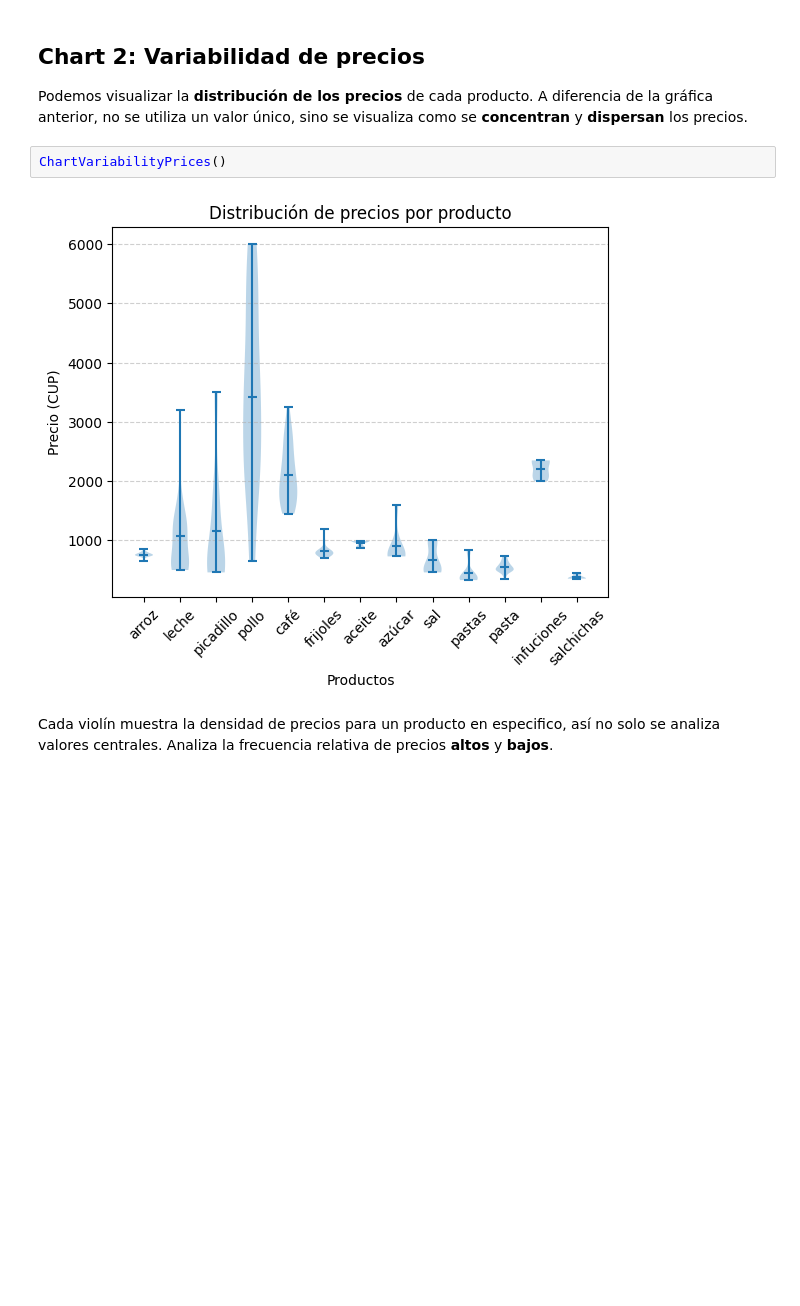
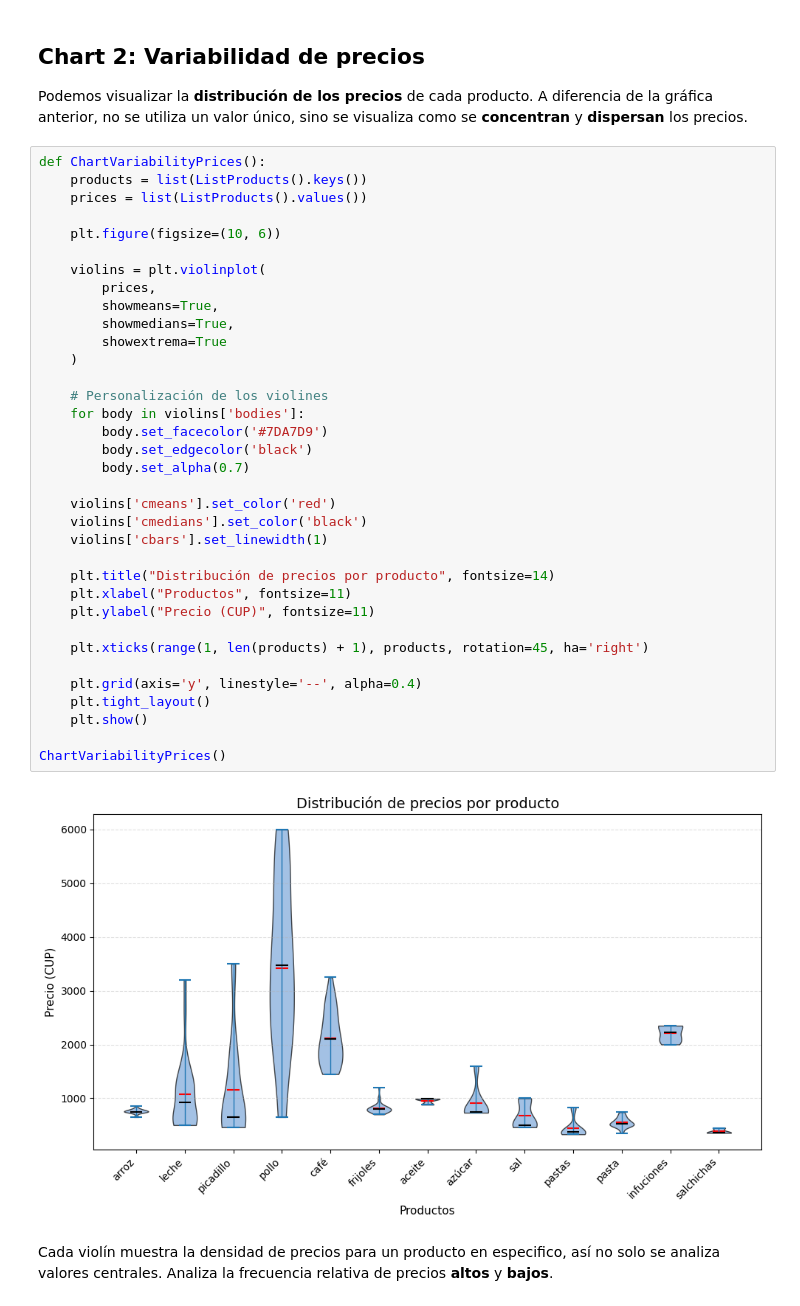
Before and after one commit to L14Npy/project_01, a Jupyter notebook: story.ipynb, the cells around one changed output. Cells and saved outputs as stored; diff of their text form; blank space fills up the shorter version.

```diff
--- a/story.ipynb
+++ b/story.ipynb
@@ -52,9 +88,42 @@ El **precio promedio** se utiliza como una medida para facilitar la comparación
 
 Podemos visualizar la **distribución de los precios** de cada producto. A diferencia de la gráfica anterior, no se utiliza un valor único, sino se visualiza como se **concentran** y **dispersan** los precios.
 # %%
+def ChartVariabilityPrices():
+    products = list(ListProducts().keys())
+    prices = list(ListProducts().values())
+
+    plt.figure(figsize=(10, 6))
+
+    violins = plt.violinplot(
+        prices,
+        showmeans=True,
+        showmedians=True,
+        showextrema=True
+    )
+
+    # Personalización de los violines
+    for body in violins['bodies']:
+        body.set_facecolor('#7DA7D9')
+        body.set_edgecolor('black')
+        body.set_alpha(0.7)
+
+    violins['cmeans'].set_color('red')
+    violins['cmedians'].set_color('black')
+    violins['cbars'].set_linewidth(1)
+
+    plt.title("Distribución de precios por producto", fontsize=14)
+    plt.xlabel("Productos", fontsize=11)
+    plt.ylabel("Precio (CUP)", fontsize=11)
+
+    plt.xticks(range(1, len(products) + 1), products, rotation=45, ha='right')
+
+    plt.grid(axis='y', linestyle='--', alpha=0.4)
+    plt.tight_layout()
+    plt.show()
+
 ChartVariabilityPrices()
 # %% [output]
-[figure, old version]
+[figure, new version]
 # %% [markdown]
 Cada violín muestra la densidad de precios para un producto en especifico, así no solo se analiza valores centrales. Analiza la frecuencia relativa de precios **altos** y **bajos**.
 # %% [markdown]
```
Also changed, not shown: parts of 7 cells of this notebook, 2 other files.
